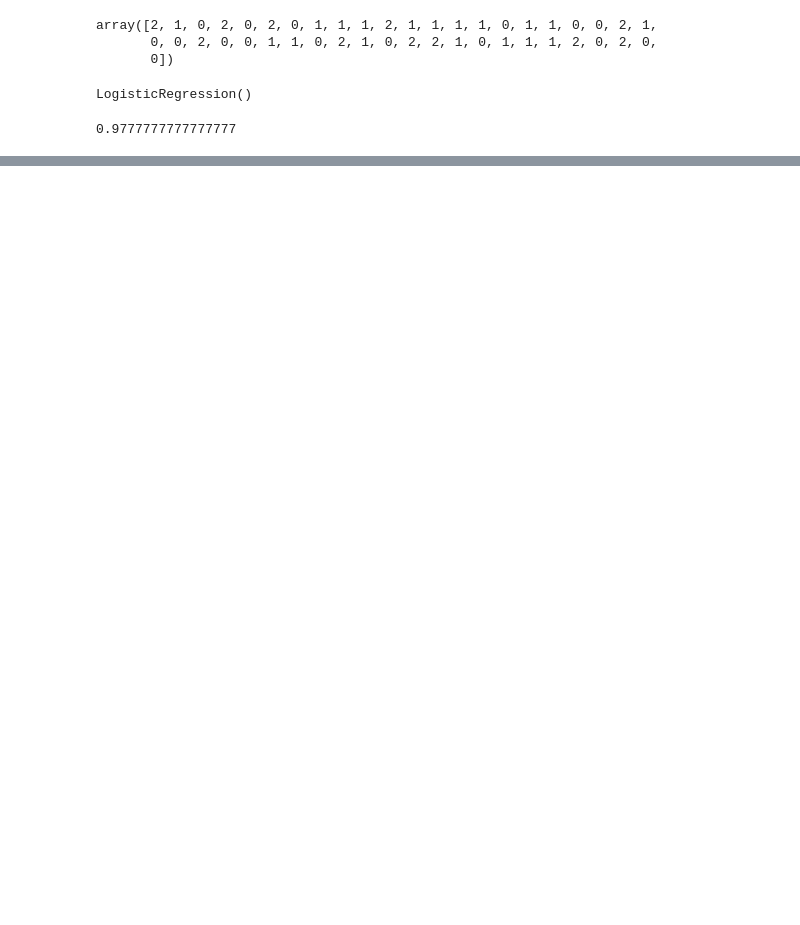
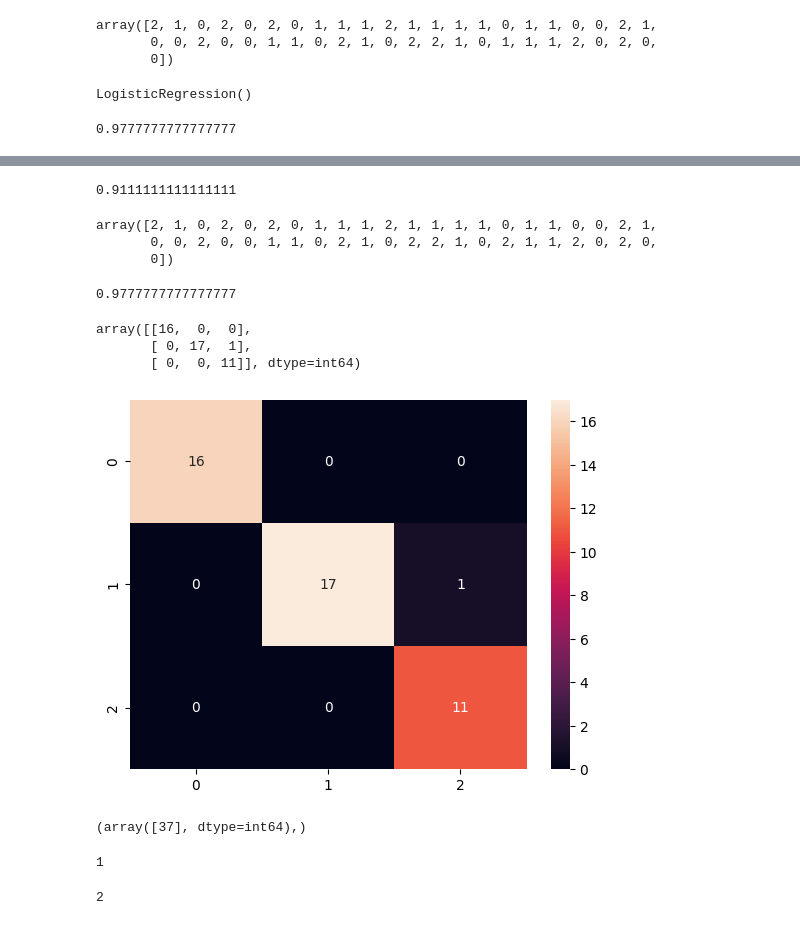
Before and after one commit to Sehajpannu01/ML_Models-Workshop, a Jupyter notebook: 16) Iris(Logistic Regression).ipynb, the cells around one changed output, grey strips where cells are left out. Saved outputs shown, nothing was run; the diff lists cells and outputs as text; code cells hidden in the pictures; blank space fills up the shorter version.

```diff
--- a/16) Iris(Logistic Regression).ipynb
+++ b/16) Iris(Logistic Regression).ipynb
@@ -47,3 +49,7 @@ y.shape
 (150,)
 # %%
 X_train, X_test, y_train, y_test = train_test_split(X, y, test_size = .3, random_state=0)
+# %%
+s_c = StandardScaler()
+X_train = s_c.fit_transform(X_train)
+X_test = s_c.transform(X_test)
@@ -95,0 +143,4 @@ accuracy_score(y_test, pred)
+# %%
+accuracy_score(y_test, pred1)
+# %% [output]
+0.9111111111111111
@@ -95,0 +149,34 @@ accuracy_score(y_test, pred)
+# %%
+pred2
+# %% [output]
+array([2, 1, 0, 2, 0, 2, 0, 1, 1, 1, 2, 1, 1, 1, 1, 0, 1, 1, 0, 0, 2, 1,
+       0, 0, 2, 0, 0, 1, 1, 0, 2, 1, 0, 2, 2, 1, 0, 2, 1, 1, 2, 0, 2, 0,
+       0])
+# %%
+accuracy_score(y_test, pred2)
+# %% [output]
+0.9777777777777777
+# %%
+c_m = confusion_matrix(y_test,pred)
+c_m
+# %% [output]
+array([[16,  0,  0],
+       [ 0, 17,  1],
+       [ 0,  0, 11]], dtype=int64)
+# %%
+sb.heatmap(c_m, annot=True)
+plt.show()
+# %% [output]
+[figure, added]
+# %%
+np.where(y_test!=pred)
+# %% [output]
+(array([37], dtype=int64),)
+# %%
+y_test[37] #actual
+# %% [output]
+1
+# %%
+pred[37] #predicted
+# %% [output]
+2
```
Also changed, not shown: parts of 10 cells of this notebook, 1 other file.
